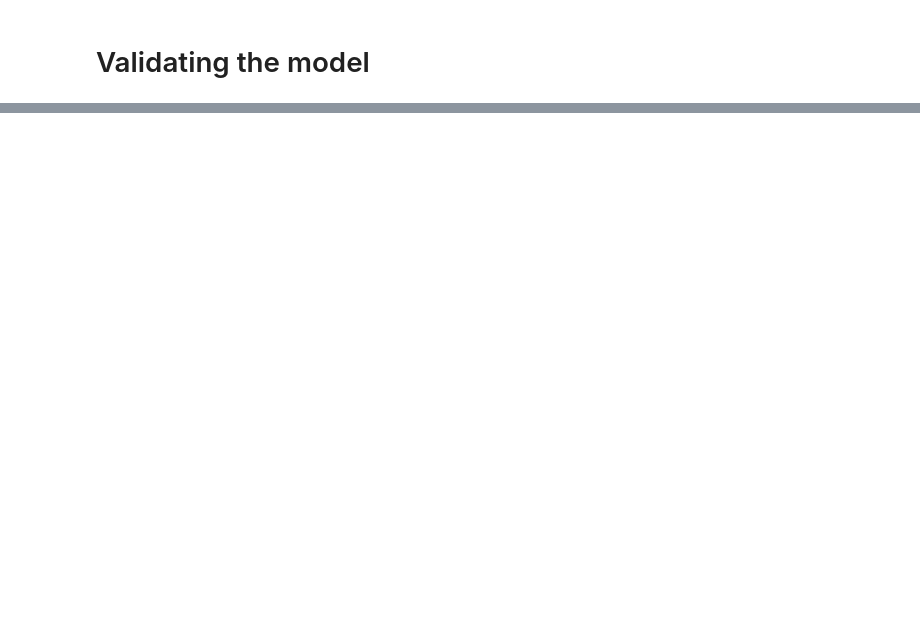
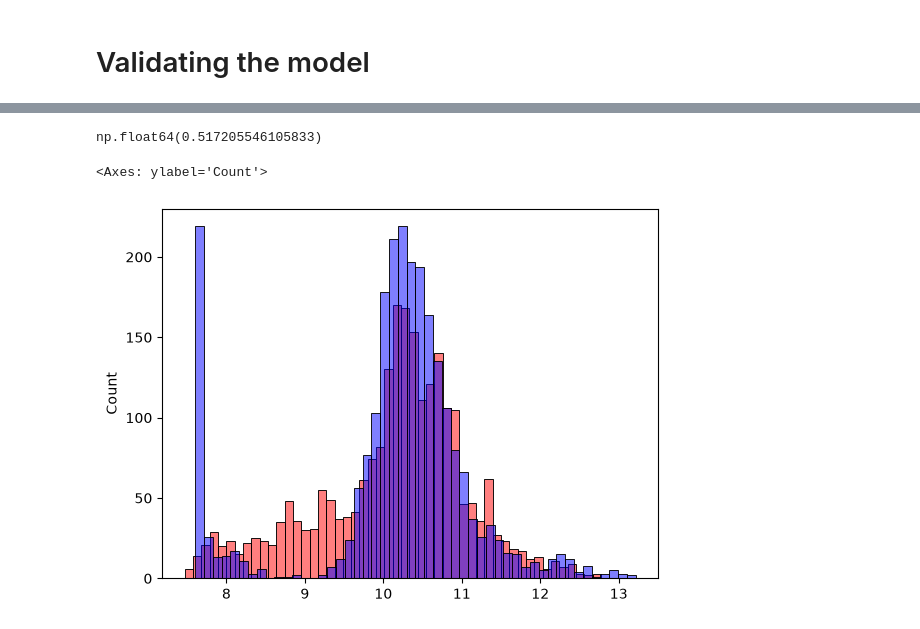
Before and after one commit to vincentainatech/machine-learning-zoomcamp-homework, a Jupyter notebook: 02-Regression/car-price-prediction.ipynb, the cells around one changed output, grey strips where cells are left out. Cells and saved outputs as stored; diff of their text form; code cells hidden in the pictures; blank space fills up the shorter version.

Commit message:
validated model and implemented simple feature eng

```diff
--- a/02-Regression/car-price-prediction.ipynb
+++ b/02-Regression/car-price-prediction.ipynb
@@ -1022,0 +1027,20 @@ np.float64(0.7554192604313775)
+# %%
+# This is the code for training a model
+
+base = ['engine_hp', 'engine_cylinders', 'highway_mpg', 'city_mpg', 'popularity'] # we choose these columns for our base model - only numerical columns.
+
+X_train = df_train[base].fillna(0).values
+
+w0 , w = train_linear_regression(X_train, y_train)
+
+y_pred = w0 + X_train.dot(w)
+# %%
+# implement the prepare_X function. The idea here to provide the same way of preparing the dataset regardless of whether
+# it’s train set, validation set, or test set.
+
+def prepare_X(df):
+    df_num = df[base]
+    df_num = df_num.fillna(0)
+    # extracting the Numpy array
+    X = df_num.values
+    return X
@@ -1022,0 +1099,9 @@ np.float64(0.7554192604313775)
+# %%
+def prepare_X(df):
+    df = df.copy()
+    df['age'] = 2017 - df.year
+    features = base + ['age']
+    df_num = df[features]
+    df_num = df_num.fillna(0)
+    X = df_num.values
+    return X
@@ -1022,0 +1121,20 @@ np.float64(0.7554192604313775)
+# %%
+# Training part:
+X_train = prepare_X(df_train)
+w0, w = train_linear_regression(X_train, y_train)
+
+# Validation part:
+X_val = prepare_X(df_val)
+y_pred = w0 + X_val.dot(w)
+
+# Evaluation part:
+rmse(y_val, y_pred)
+# %% [output]
+np.float64(0.517205546105833)
+# %%
+sns.histplot(y_pred, color='red', alpha=0.5, bins=50) #alpha makes histogram transparent, bins make histor sizes more compact
+sns.histplot(y_val, color='blue', alpha=0.5,  bins=50)
+#You see from this plot that the model is not ideal but it’s better to have an objective way of saying that the model is good or not good.
+# %% [output]
+<Axes: ylabel='Count'>
+[figure, added]
```
Also changed, not shown: parts of 13 cells of this notebook.
